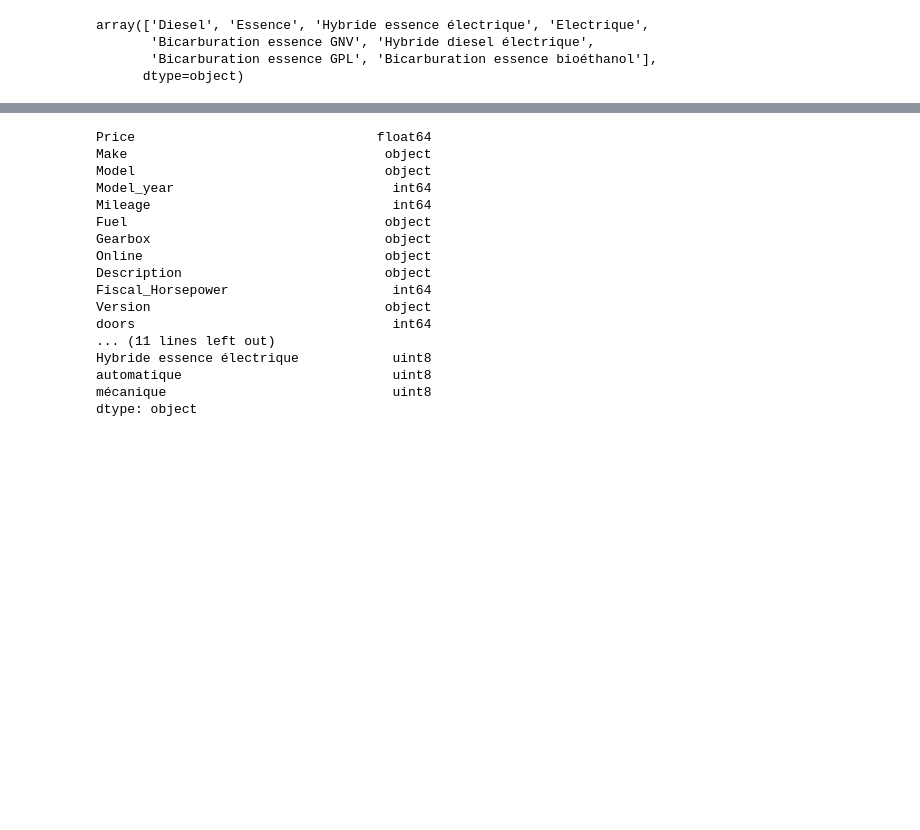
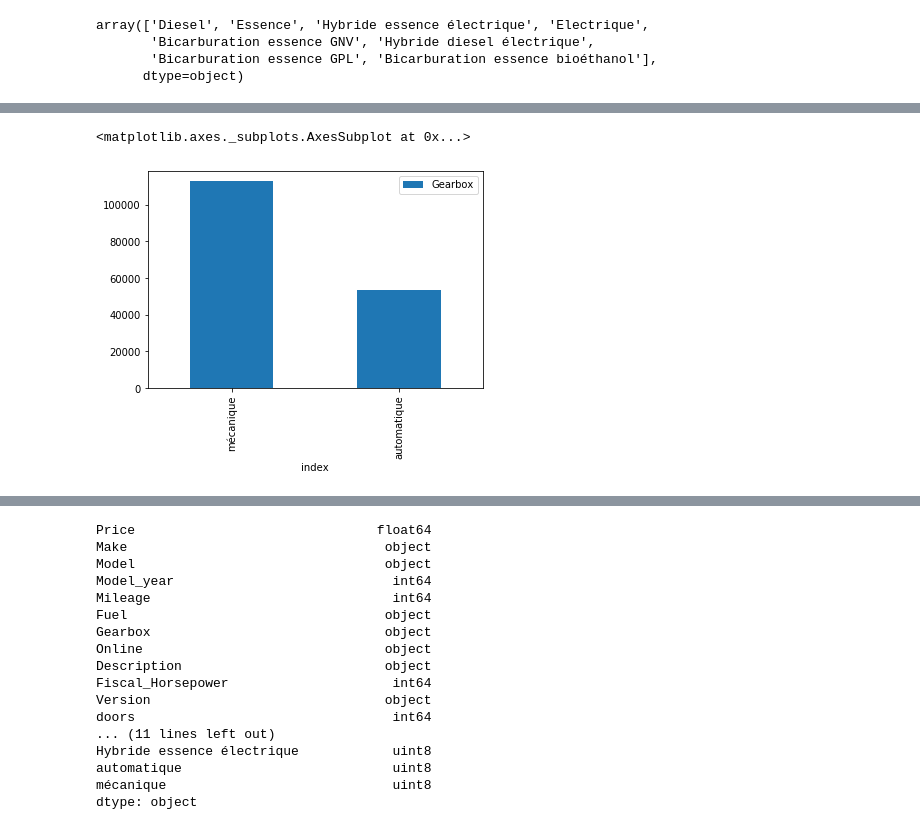
Before and after one commit to darcelvictor/Car-notebook, a Jupyter notebook: noteBookCars.ipynb, the cells around one changed output, grey strips where cells are left out. Drawn from its saved outputs; the diff is of its cells as text; code cells hidden in the pictures; blank space fills up the shorter version.

```diff
--- a/noteBookCars.ipynb
+++ b/noteBookCars.ipynb
@@ -334,3 +353,10 @@ array(['Diesel', 'Essence', 'Hybride essence électrique', 'Electrique',
+# %%
+gearbox = pd.DataFrame(df['Gearbox'].value_counts())
+gearbox = gearbox.reset_index()
+gearbox.plot.bar(x='index', y='Gearbox')
+# %% [output]
+<matplotlib.axes._subplots.AxesSubplot at 0x...>
+[figure, added]
 # %%
 df = df.join(pd.get_dummies(df['Fuel']))
 df.head()
```
Also changed, not shown: parts of 35 cells of this notebook, 2 other files.
